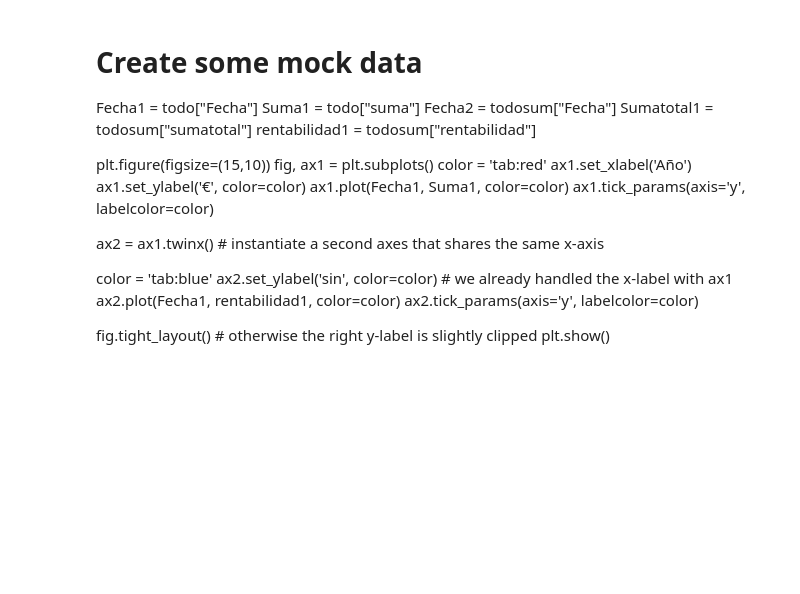
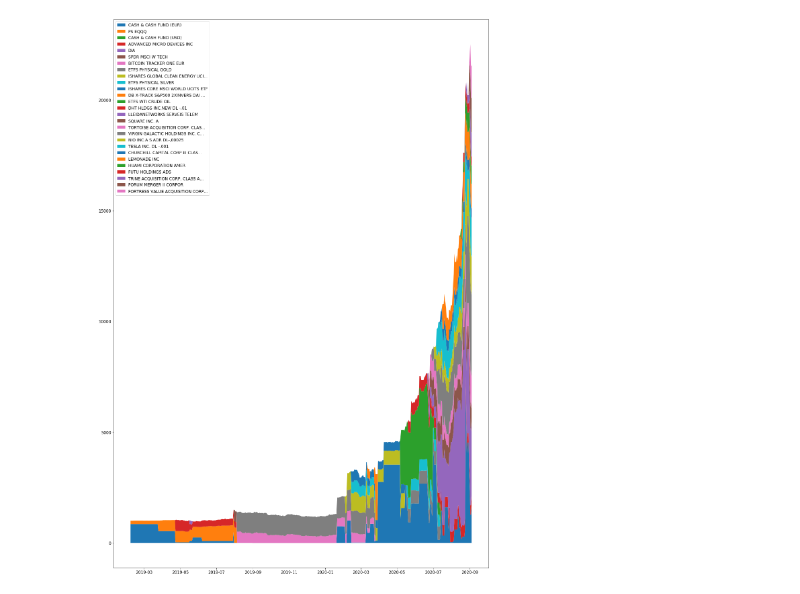
Before and after one commit to AlexMismo/DeGiroproject, a Jupyter notebook: Project Degiro.ipynb, the cells around one changed output. Drawn from its saved outputs; the diff is of its cells as text; code cells hidden in the pictures; blank space fills up the shorter version.

```diff
--- a/Project Degiro.ipynb
+++ b/Project Degiro.ipynb
@@ -135,43 +150,19 @@ plt.show()
 # %%
 todostack = todo.drop("suma", axis=1)
 todostack = todostack.drop("'", axis=1)
 todostack = todostack.fillna(0)
 nombres = todostack.columns.tolist()
 nombres = nombres[1:]
-fig = plt.figure(figsize=(15,10))
+fig = plt.figure(figsize=(20,30))
 ax = fig.add_subplot(1,1,1)
 
 labels = nombres
 
 
 ax.stackplot(todostack['Fecha'], todostack.iloc[:,1:].T, labels = nombres)
 
 plt.legend(loc='upper left')
 
 plt.show()
+# %% [output]
+[figure, added]
-# %% [markdown]
-# Create some mock data
-Fecha1 = todo["Fecha"]
-Suma1 = todo["suma"]
-Fecha2 = todosum["Fecha"]
-Sumatotal1 = todosum["sumatotal"]
-rentabilidad1 = todosum["rentabilidad"]
-
-plt.figure(figsize=(15,10))
-fig, ax1 = plt.subplots()
-color = 'tab:red'
-ax1.set_xlabel('Año')
-ax1.set_ylabel('€', color=color)
-ax1.plot(Fecha1, Suma1, color=color)
-ax1.tick_params(axis='y', labelcolor=color)
-
-
-ax2 = ax1.twinx()  # instantiate a second axes that shares the same x-axis
-
-color = 'tab:blue'
-ax2.set_ylabel('sin', color=color)  # we already handled the x-label with ax1
-ax2.plot(Fecha1, rentabilidad1, color=color)
-ax2.tick_params(axis='y', labelcolor=color)
-
-fig.tight_layout()  # otherwise the right y-label is slightly clipped
-plt.show()
```
Also changed, not shown: parts of 8 cells of this notebook.
